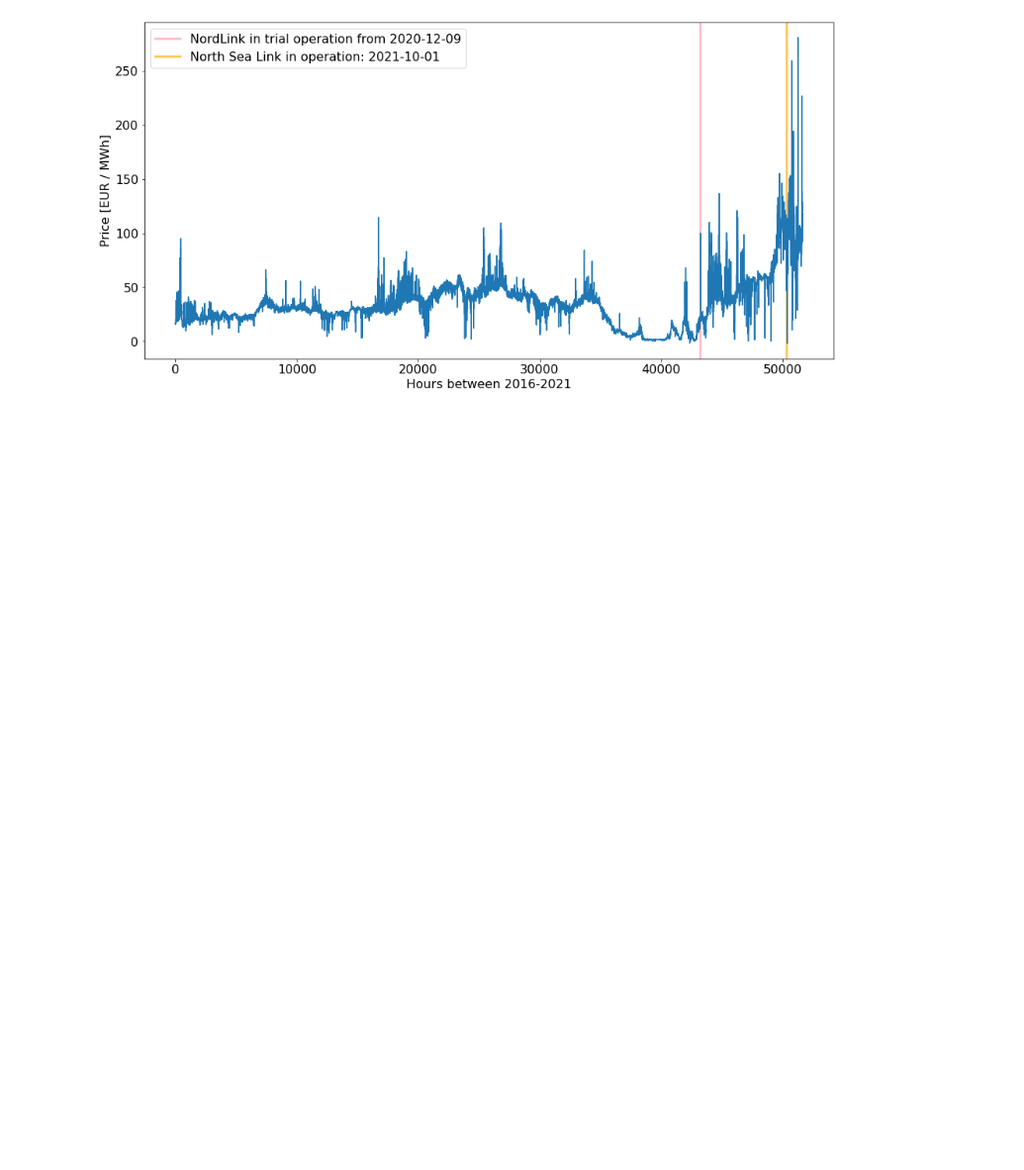
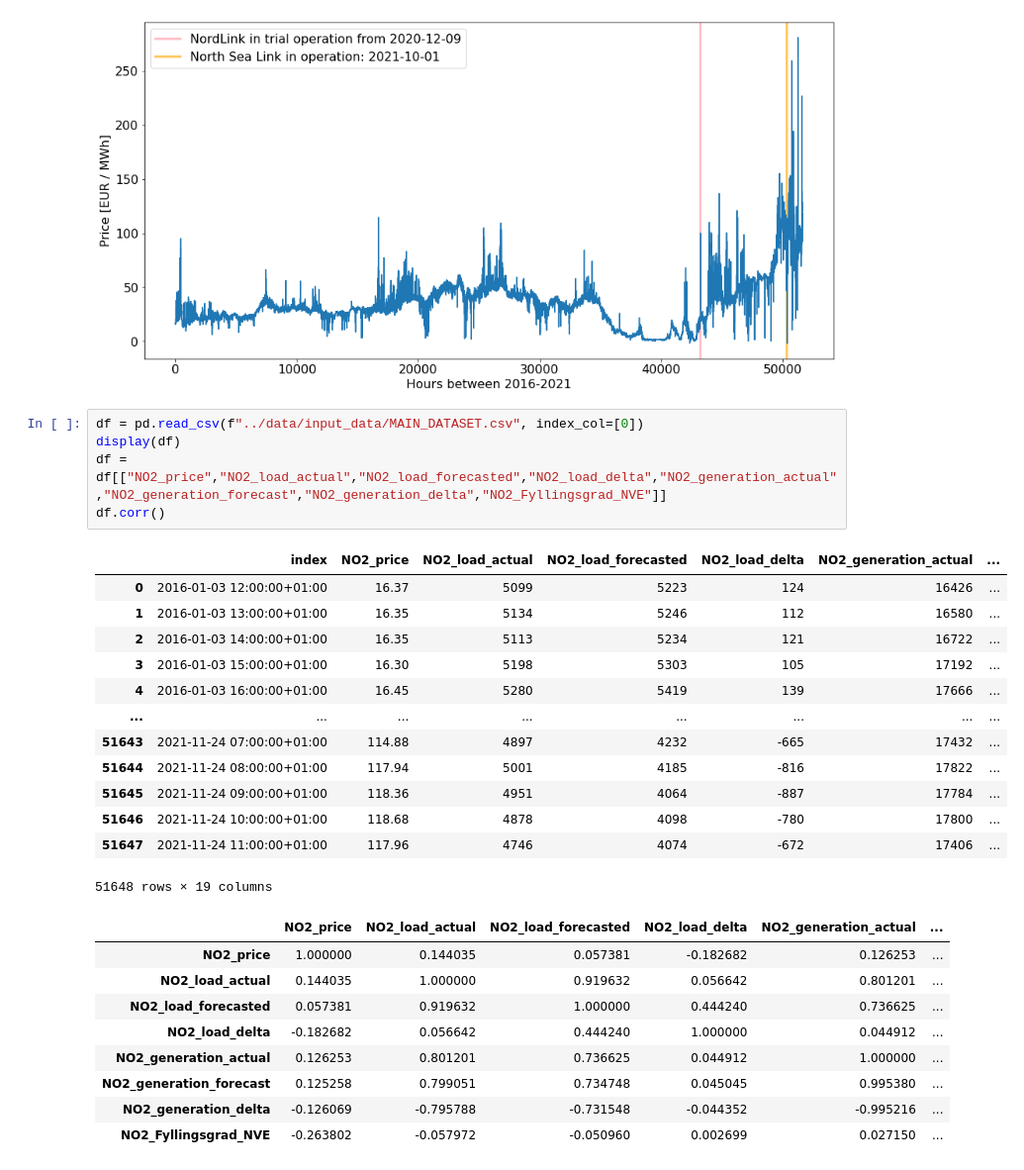
Before and after one commit to AndreasBordvik/FYS-STK4155-Prj3_report, a Jupyter notebook: code/best_models_plots.ipynb, the cells around one changed output. Shown at 99% size. Saved outputs shown, nothing was run; the diff lists cells and outputs as text; blank space fills up the shorter version.

```diff
--- a/code/best_models_plots.ipynb
+++ b/code/best_models_plots.ipynb
@@ -230,3 +230,31 @@ plt.legend()
 plt.savefig(f"{REPORT_FIGURES}price_2016_2021.pdf", bbox_inches='tight')
 # %% [output]
 [figure]
+# %%
+df = pd.read_csv(f"../data/input_data/MAIN_DATASET.csv", index_col=[0])
+display(df)
+df = df[["NO2_price","NO2_load_actual","NO2_load_forecasted","NO2_load_delta","NO2_generation_actual","NO2_generation_forecast","NO2_generation_delta","NO2_Fyllingsgrad_NVE"]]
+df.corr()
+# %% [output]
+|  | index | NO2_price | NO2_load_actual | NO2_load_forecasted | NO2_load_delta | NO2_generation_actual | ... |
+| 0 | 2016-01-03 12:00:00+01:00 | 16.37 | 5099 | 5223 | 124 | 16426 | ... |
+| 1 | 2016-01-03 13:00:00+01:00 | 16.35 | 5134 | 5246 | 112 | 16580 | ... |
+| 2 | 2016-01-03 14:00:00+01:00 | 16.35 | 5113 | 5234 | 121 | 16722 | ... |
+| 3 | 2016-01-03 15:00:00+01:00 | 16.30 | 5198 | 5303 | 105 | 17192 | ... |
+| 4 | 2016-01-03 16:00:00+01:00 | 16.45 | 5280 | 5419 | 139 | 17666 | ... |
+| ... | ... | ... | ... | ... | ... | ... | ... |
+| 51643 | 2021-11-24 07:00:00+01:00 | 114.88 | 4897 | 4232 | -665 | 17432 | ... |
+| 51644 | 2021-11-24 08:00:00+01:00 | 117.94 | 5001 | 4185 | -816 | 17822 | ... |
+| 51645 | 2021-11-24 09:00:00+01:00 | 118.36 | 4951 | 4064 | -887 | 17784 | ... |
+| 51646 | 2021-11-24 10:00:00+01:00 | 118.68 | 4878 | 4098 | -780 | 17800 | ... |
+| 51647 | 2021-11-24 11:00:00+01:00 | 117.96 | 4746 | 4074 | -672 | 17406 | ... |
+51648 rows × 19 columns
+|  | NO2_price | NO2_load_actual | NO2_load_forecasted | NO2_load_delta | NO2_generation_actual | ... |
+| NO2_price | 1.000000 | 0.144035 | 0.057381 | -0.182682 | 0.126253 | ... |
+| NO2_load_actual | 0.144035 | 1.000000 | 0.919632 | 0.056642 | 0.801201 | ... |
+| NO2_load_forecasted | 0.057381 | 0.919632 | 1.000000 | 0.444240 | 0.736625 | ... |
+| NO2_load_delta | -0.182682 | 0.056642 | 0.444240 | 1.000000 | 0.044912 | ... |
+| NO2_generation_actual | 0.126253 | 0.801201 | 0.736625 | 0.044912 | 1.000000 | ... |
+| NO2_generation_forecast | 0.125258 | 0.799051 | 0.734748 | 0.045045 | 0.995380 | ... |
+| NO2_generation_delta | -0.126069 | -0.795788 | -0.731548 | -0.044352 | -0.995216 | ... |
+| NO2_Fyllingsgrad_NVE | -0.263802 | -0.057972 | -0.050960 | 0.002699 | 0.027150 | ... |
```
Also changed, not shown: parts of 1 cell of this notebook, 8 other files.
